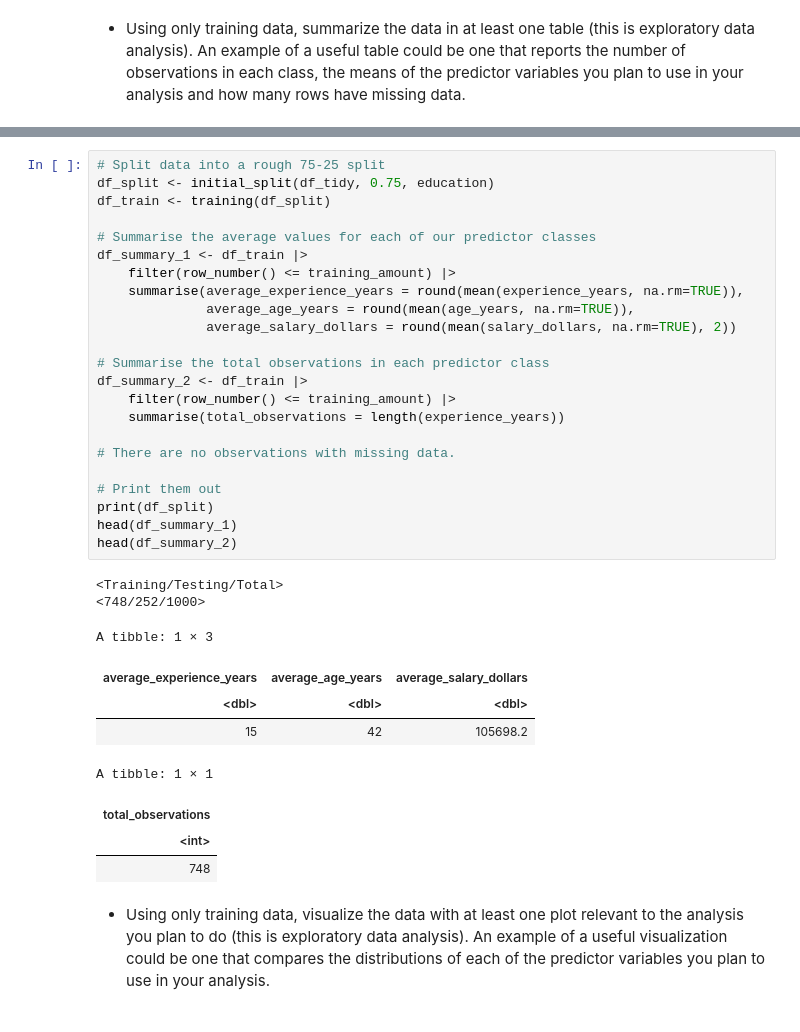
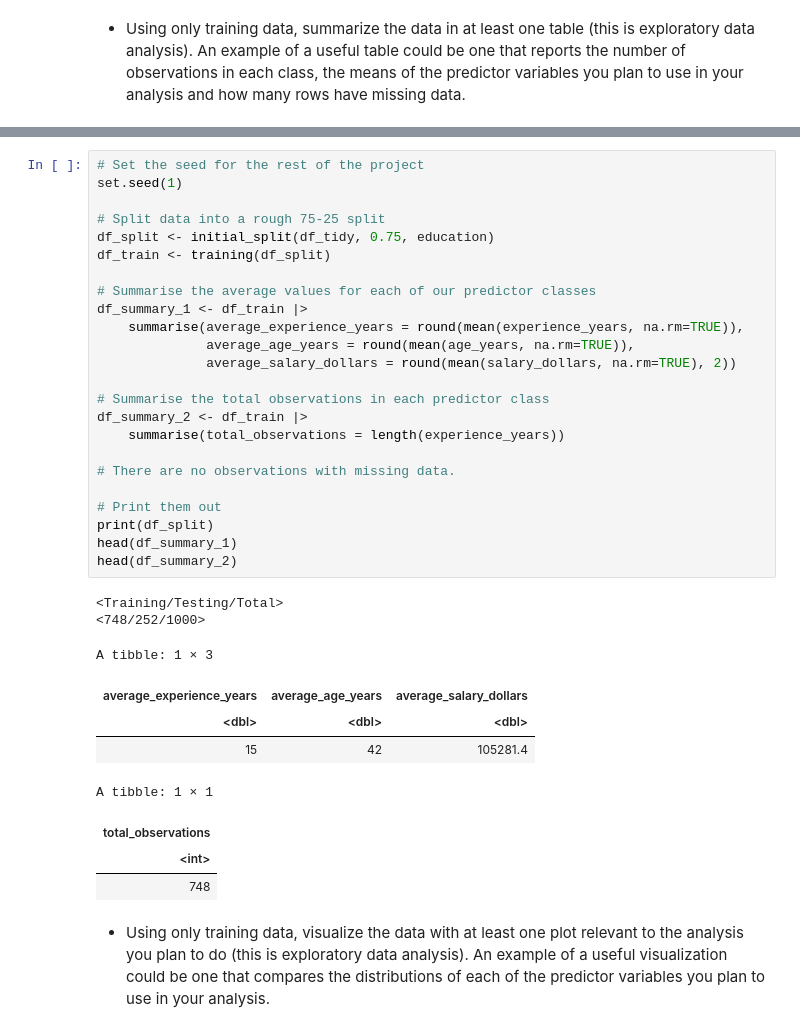
Before and after one commit to WhenLifeHandsYouLemons/DSCI-Project, a Jupyter notebook: report.ipynb, the cells around one changed output, grey strips where cells are left out. Saved outputs shown, nothing was run; the diff lists cells and outputs as text.

```diff
--- a/report.ipynb
+++ b/report.ipynb
@@ -76,33 +110,34 @@ library(tidymodels)
 # %%
+# Set the seed for the rest of the project
+set.seed(1)
+
 # Split data into a rough 75-25 split
 df_split <- initial_split(df_tidy, 0.75, education)
 df_train <- training(df_split)
 
 # Summarise the average values for each of our predictor classes
 df_summary_1 <- df_train |>
-    filter(row_number() <= training_amount) |>
     summarise(average_experience_years = round(mean(experience_years, na.rm=TRUE)),
               average_age_years = round(mean(age_years, na.rm=TRUE)),
               average_salary_dollars = round(mean(salary_dollars, na.rm=TRUE), 2))
 
 # Summarise the total observations in each predictor class
 df_summary_2 <- df_train |>
-    filter(row_number() <= training_amount) |>
     summarise(total_observations = length(experience_years))
 
 # There are no observations with missing data.
 
 # Print them out
 print(df_split)
 head(df_summary_1)
 head(df_summary_2)
 # %% [output]
 <Training/Testing/Total>
 <748/252/1000>
 A tibble: 1 × 3
 | average_experience_years | average_age_years | average_salary_dollars |
 | <dbl> | <dbl> | <dbl> |
-| 15 | 42 | 105698.2 |
+| 15 | 42 | 105281.4 |
 A tibble: 1 × 1
 | total_observations |
 | <int> |
```
Also changed, not shown: parts of 8 cells of this notebook, 1 other file.
